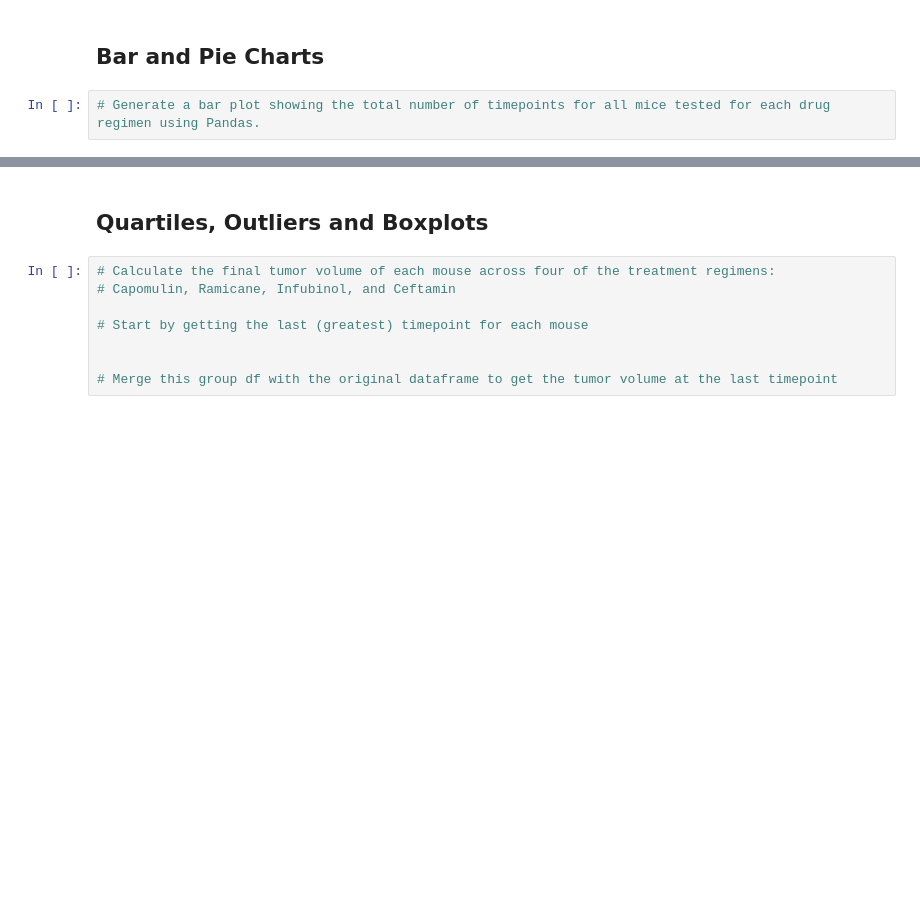
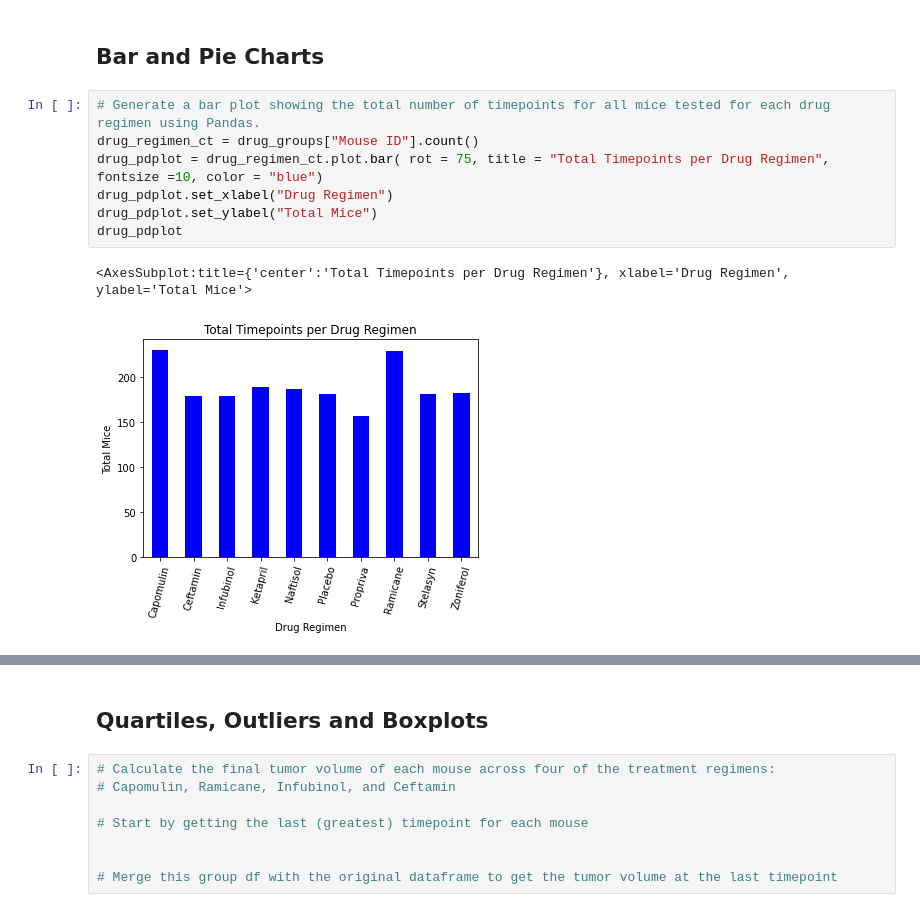
Before and after one commit to gpedicelli/Matplotlib-Challenge, a Jupyter notebook: Pymaceuticals/pymaceuticals_starter.ipynb, the cells around one changed output, grey strips where cells are left out. Drawn from its saved outputs; the diff is of its cells as text; blank space fills up the shorter version.

```diff
--- a/Pymaceuticals/pymaceuticals_starter.ipynb
+++ b/Pymaceuticals/pymaceuticals_starter.ipynb
@@ -156,3 +157,11 @@ Drug_summarydf_a
 ## Bar and Pie Charts
 # %%
 # Generate a bar plot showing the total number of timepoints for all mice tested for each drug regimen using Pandas.
+drug_regimen_ct = drug_groups["Mouse ID"].count()
+drug_pdplot = drug_regimen_ct.plot.bar( rot = 75, title = "Total Timepoints per Drug Regimen", fontsize =10, color = "blue")
+drug_pdplot.set_xlabel("Drug Regimen")
+drug_pdplot.set_ylabel("Total Mice")
+drug_pdplot
+# %% [output]
+<AxesSubplot:title={'center':'Total Timepoints per Drug Regimen'}, xlabel='Drug Regimen', ylabel='Total Mice'>
+[figure, added]
```
Also changed, not shown: parts of 6 cells of this notebook.
